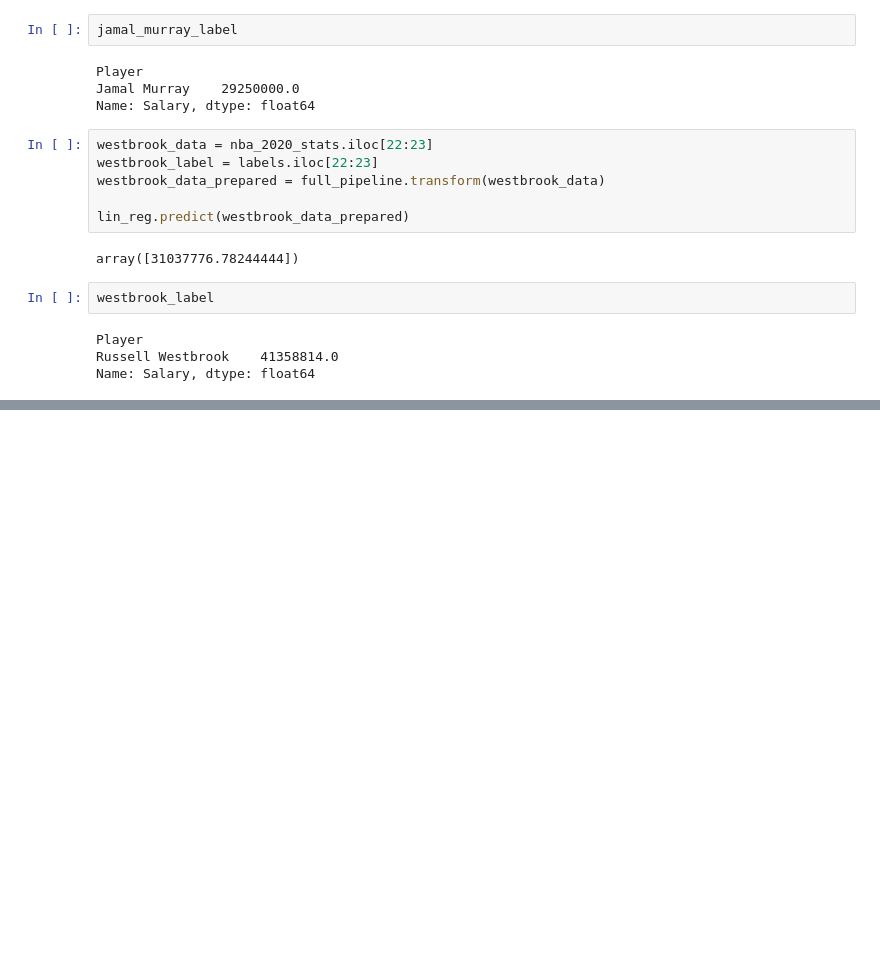
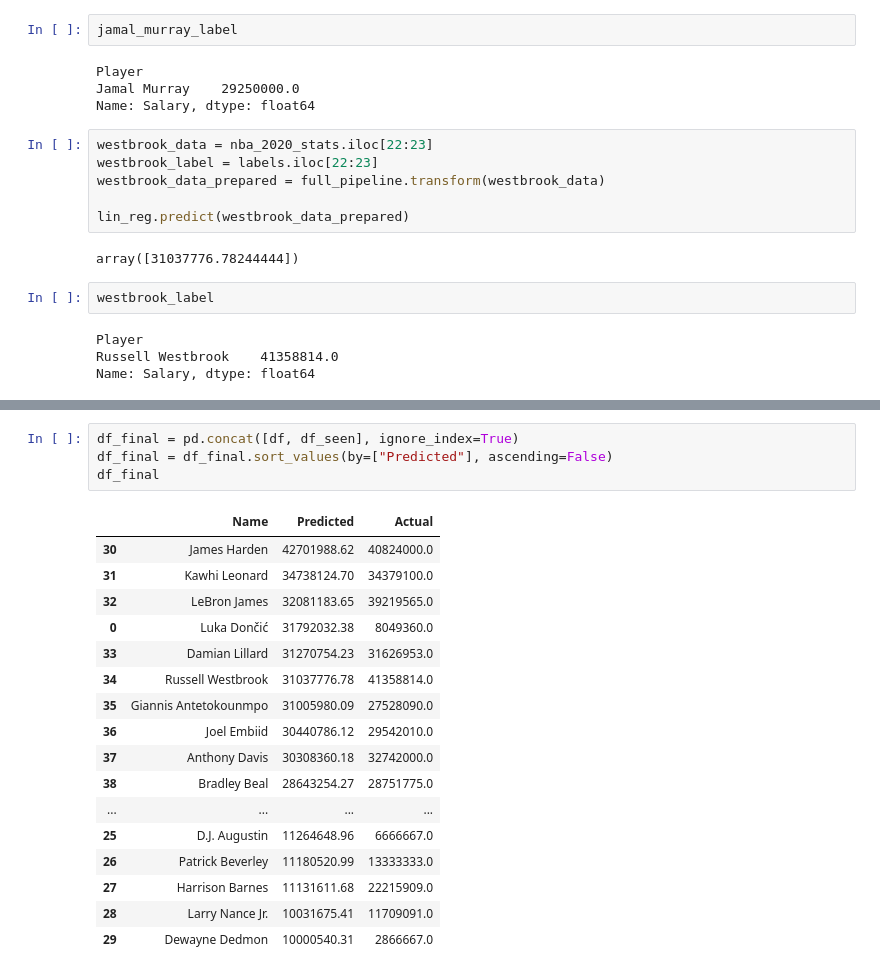
Before and after one commit to MatthewJin11/random_projects, a Jupyter notebook: NBA Salary Regression.ipynb, the cells around one changed output, grey strips where cells are left out. Cells and saved outputs as stored; diff of their text form; blank space fills up the shorter version.

```diff
--- a/NBA Salary Regression.ipynb
+++ b/NBA Salary Regression.ipynb
@@ -406,0 +470,22 @@ nba_2020_stats.iloc[22:23]
+# %%
+df_final = pd.concat([df, df_seen], ignore_index=True)
+df_final = df_final.sort_values(by=["Predicted"], ascending=False)
+df_final
+# %% [output]
+|  | Name | Predicted | Actual |
+| 30 | James Harden | 42701988.62 | 40824000.0 |
+| 31 | Kawhi Leonard | 34738124.70 | 34379100.0 |
+| 32 | LeBron James | 32081183.65 | 39219565.0 |
+| 0 | Luka Dončić | 31792032.38 | 8049360.0 |
+| 33 | Damian Lillard | 31270754.23 | 31626953.0 |
+| 34 | Russell Westbrook | 31037776.78 | 41358814.0 |
+| 35 | Giannis Antetokounmpo | 31005980.09 | 27528090.0 |
+| 36 | Joel Embiid | 30440786.12 | 29542010.0 |
+| 37 | Anthony Davis | 30308360.18 | 32742000.0 |
+| 38 | Bradley Beal | 28643254.27 | 28751775.0 |
+| ... | ... | ... | ... |
+| 25 | D.J. Augustin | 11264648.96 | 6666667.0 |
+| 26 | Patrick Beverley | 11180520.99 | 13333333.0 |
+| 27 | Harrison Barnes | 11131611.68 | 22215909.0 |
+| 28 | Larry Nance Jr. | 10031675.41 | 11709091.0 |
+| 29 | Dewayne Dedmon | 10000540.31 | 2866667.0 |
```
Also changed, not shown: parts of 18 cells of this notebook.
